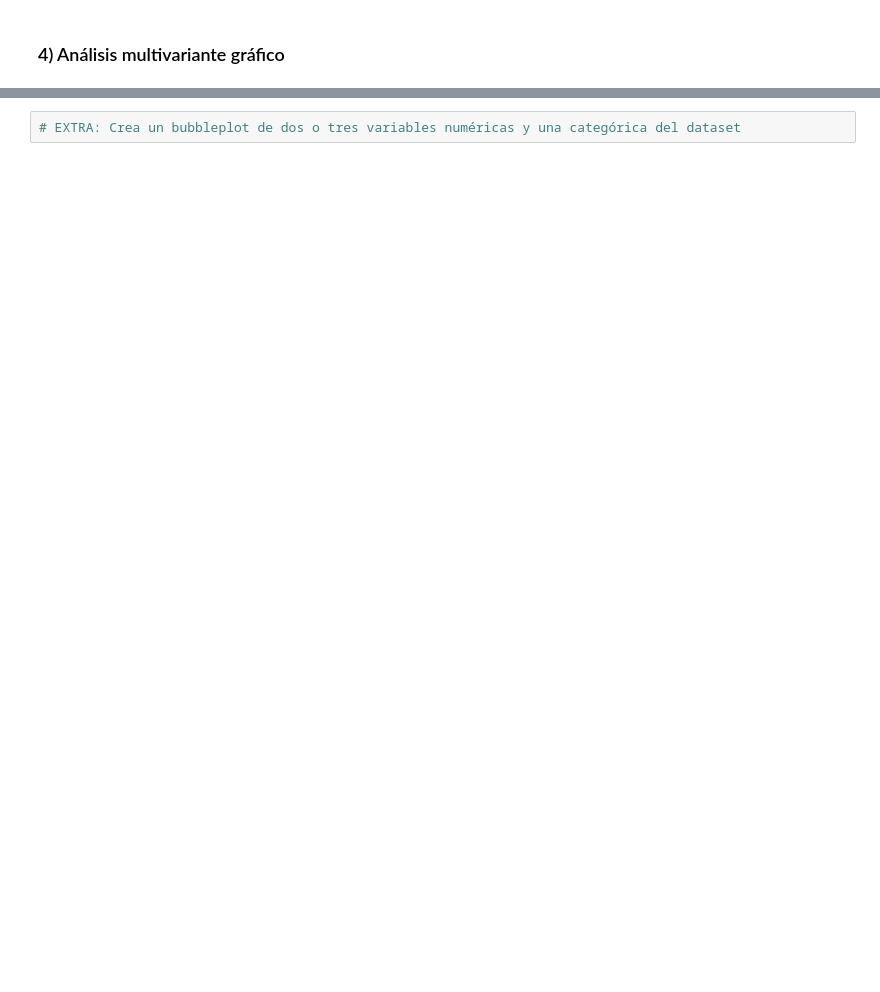
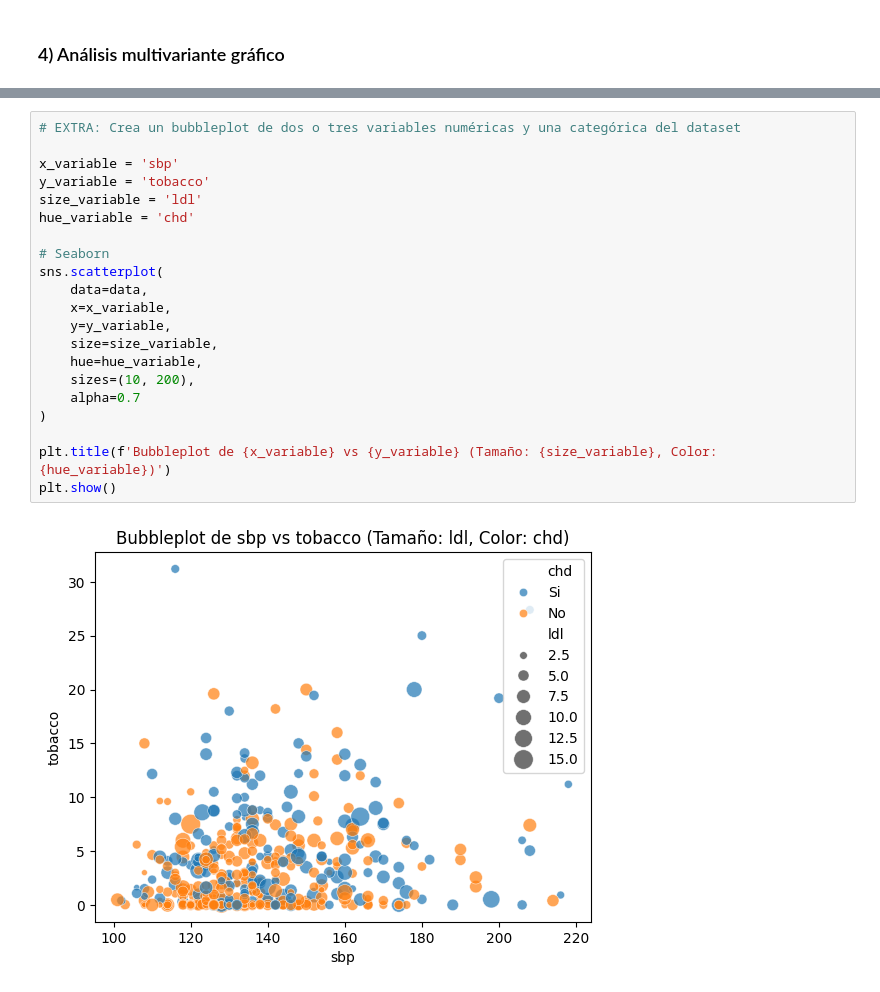
Before and after one commit to samuelcoboscorrea/intro-bio, a Jupyter notebook: P1/Practica1.ipynb, the cells around one changed output, grey strips where cells are left out. Saved outputs shown, nothing was run; the diff lists cells and outputs as text; blank space fills up the shorter version.

```diff
--- a/P1/Practica1.ipynb
+++ b/P1/Practica1.ipynb
@@ -168,2 +215,23 @@ fig.show()
 # %%
 # EXTRA: Crea un bubbleplot de dos o tres variables numéricas y una categórica del dataset
+
+x_variable = 'sbp'
+y_variable = 'tobacco'
+size_variable = 'ldl'
+hue_variable = 'chd'
+
+# Seaborn
+sns.scatterplot(
+    data=data,
+    x=x_variable,
+    y=y_variable,
+    size=size_variable,
+    hue=hue_variable,
+    sizes=(10, 200),
+    alpha=0.7
+)
+
+plt.title(f'Bubbleplot de {x_variable} vs {y_variable} (Tamaño: {size_variable}, Color: {hue_variable})')
+plt.show()
+# %% [output]
+[figure, added]
```
Also changed, not shown: parts of 6 cells of this notebook.
